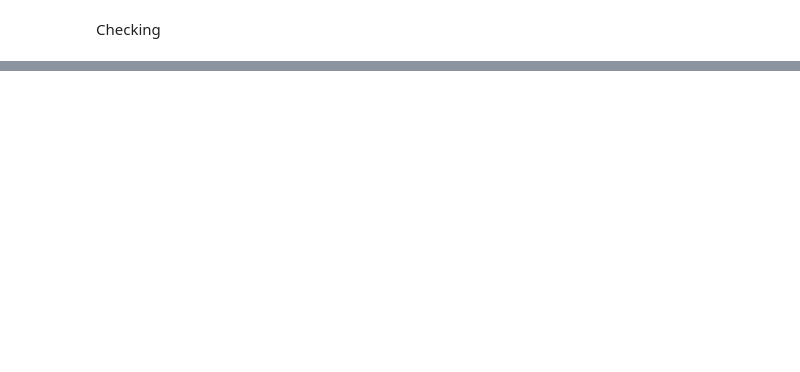
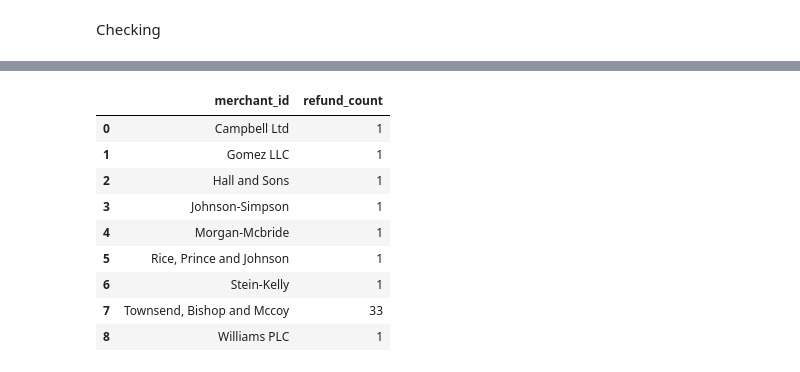
Before and after one commit to PANGYIHE/Portfolio, a Jupyter notebook: Transaction and Refund Analysis/Data_Query.ipynb, the cells around one changed output, grey strips where cells are left out. Drawn from its saved outputs; the diff is of its cells as text; code cells hidden in the pictures; blank space fills up the shorter version.

```diff
--- a/Transaction and Refund Analysis/Data_Query.ipynb
+++ b/Transaction and Refund Analysis/Data_Query.ipynb
@@ -241,0 +248,25 @@ display(txncheck)
+# %%
+sqlInput = """
+SELECT t.merchant_id,
+        COUNT(r.refund_id) AS refund_count
+    FROM refunds r
+    LEFT JOIN transactions t ON r.tran_id = t.tran_id
+    WHERE t.date BETWEEN '2025-12-25 00:00:00' AND '2025-12-31 23:59:59'
+        AND r.status = 'completed'
+    GROUP BY t.merchant_id
+"""
+
+rrcheck = pd.read_sql_query(sqlInput, conn)
+
+display(rrcheck)
+# %% [output]
+|  | merchant_id | refund_count |
+| 0 | Campbell Ltd | 1 |
+| 1 | Gomez LLC | 1 |
+| 2 | Hall and Sons | 1 |
+| 3 | Johnson-Simpson | 1 |
+| 4 | Morgan-Mcbride | 1 |
+| 5 | Rice, Prince and Johnson | 1 |
+| 6 | Stein-Kelly | 1 |
+| 7 | Townsend, Bishop and Mccoy | 33 |
+| 8 | Williams PLC | 1 |
```
Also changed, not shown: parts of 11 cells of this notebook, 17 other files.
